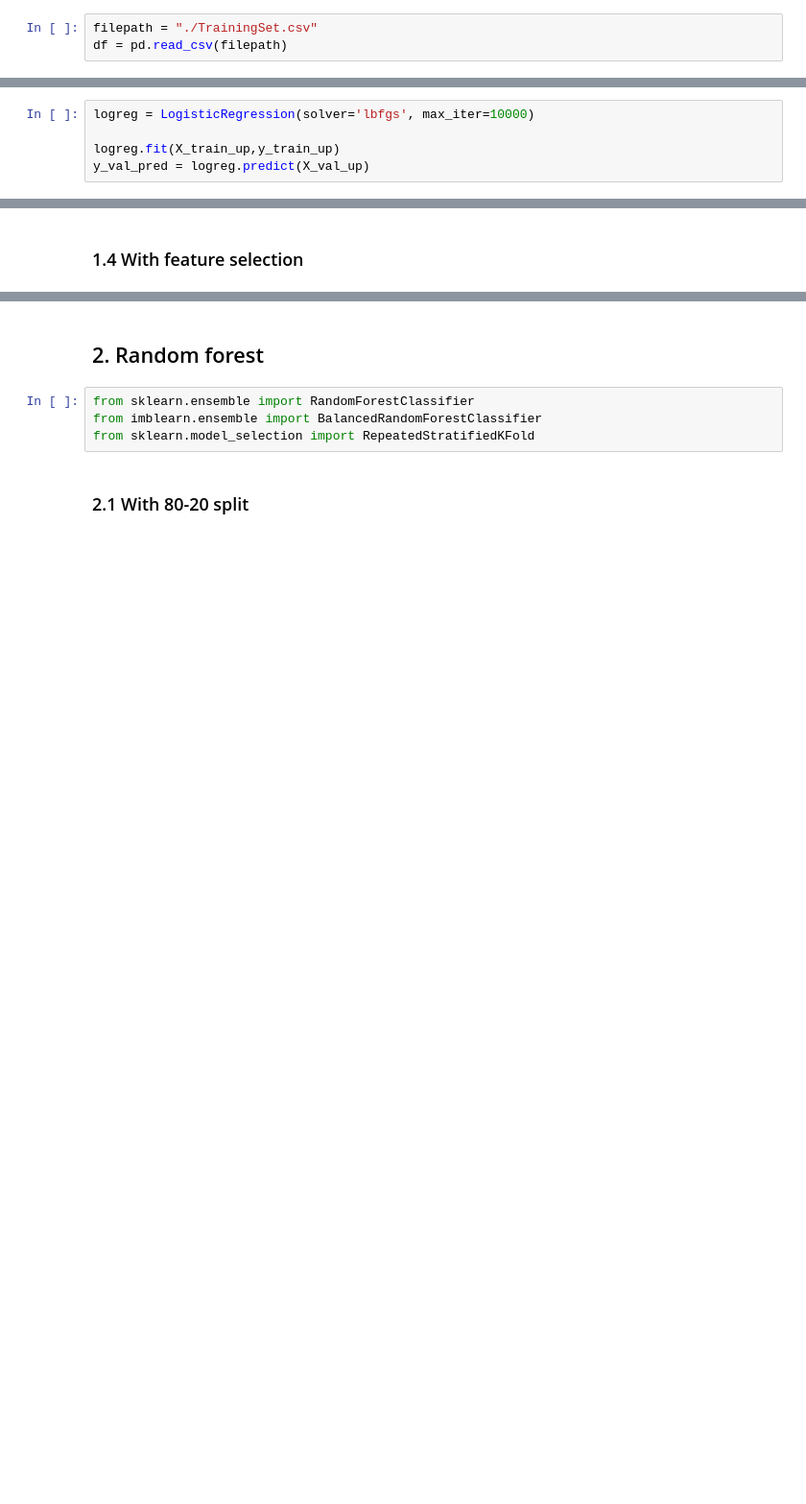
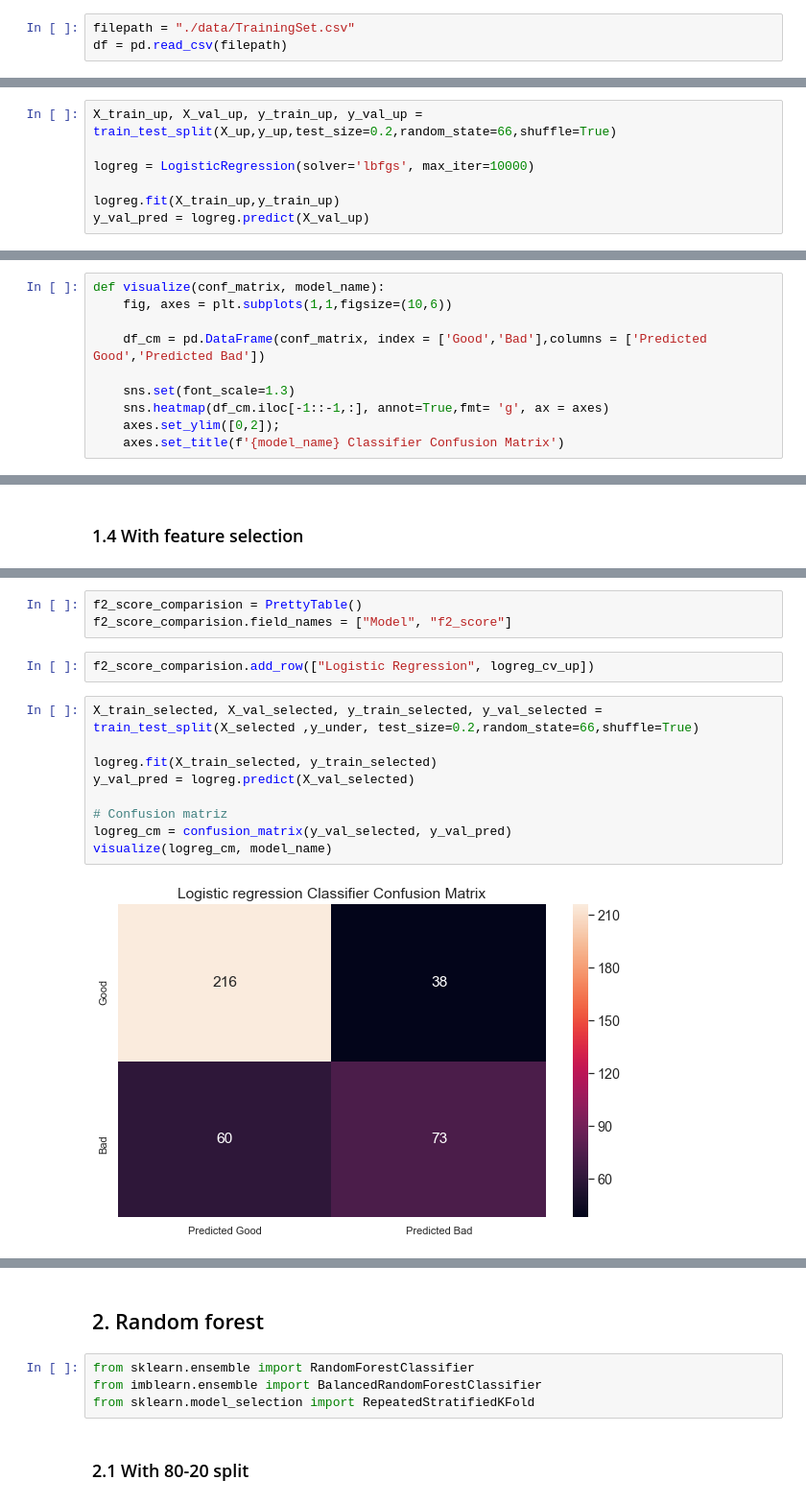
Before and after one commit to PadmajaVB/animall-assignment, a Jupyter notebook: animall-assignment.ipynb, the cells around one changed output, grey strips where cells are left out. Shown: that part at 96% size. Saved outputs shown, nothing was run; the diff lists cells and outputs as text; blank space fills up the shorter version.

```diff
--- a/animall-assignment.ipynb
+++ b/animall-assignment.ipynb
@@ -39,7 +41,7 @@ sns.set()
 # %%
 # !pip install imblearn
 # %%
-filepath = "./TrainingSet.csv"
+filepath = "./data/TrainingSet.csv"
 df = pd.read_csv(filepath)
 # %%
 df.head()
@@ -171,6 +176,8 @@ top5 = fs_top5.fit_transform(X_under, y_under)
 # %% [markdown]
 ### 1.1 With 80-20 split
 # %%
+X_train_up, X_val_up, y_train_up, y_val_up = train_test_split(X_up,y_up,test_size=0.2,random_state=66,shuffle=True)
+
 logreg = LogisticRegression(solver='lbfgs', max_iter=10000)
 
 logreg.fit(X_train_up,y_train_up)
@@ -184,6 +191,16 @@ def evaluating_metrics(y_val, y_val_pred, model_name):
     recall = recall_score(y_val, y_val_pred)
     f2_score = fbeta_score(y_val, y_val_pred, beta=2.0)
     print('Result for %s: precision=%.3f, recall=%.3f, f2_score=%.3f' % (model_name, precision, recall, f2_score))
+# %%
+def visualize(conf_matrix, model_name):
+    fig, axes = plt.subplots(1,1,figsize=(10,6))
+
+    df_cm = pd.DataFrame(conf_matrix, index = ['Good','Bad'],columns = ['Predicted Good','Predicted Bad'])
+
+    sns.set(font_scale=1.3)
+    sns.heatmap(df_cm.iloc[-1::-1,:], annot=True,fmt= 'g', ax = axes)
+    axes.set_ylim([0,2]);
+    axes.set_title(f'{model_name} Classifier Confusion Matrix')
 # %%
 model_name='Logistic regression'
 evaluating_metrics(y_val_up, y_val_pred, model_name)
@@ -222,0 +240,16 @@ Average test f2 score in 10 fold cross validation = 0.50
+# %%
+f2_score_comparision = PrettyTable()
+f2_score_comparision.field_names = ["Model", "f2_score"]
+# %%
+f2_score_comparision.add_row(["Logistic Regression", logreg_cv_up])
+# %%
+X_train_selected, X_val_selected, y_train_selected, y_val_selected = train_test_split(X_selected ,y_under, test_size=0.2,random_state=66,shuffle=True)
+
+logreg.fit(X_train_selected, y_train_selected)
+y_val_pred = logreg.predict(X_val_selected)
+
+# Confusion matriz
+logreg_cm = confusion_matrix(y_val_selected, y_val_pred)
+visualize(logreg_cm, model_name)
+# %% [output]
+[figure, added]
```
Also changed, not shown: parts of 67 cells of this notebook, 4 other files.
